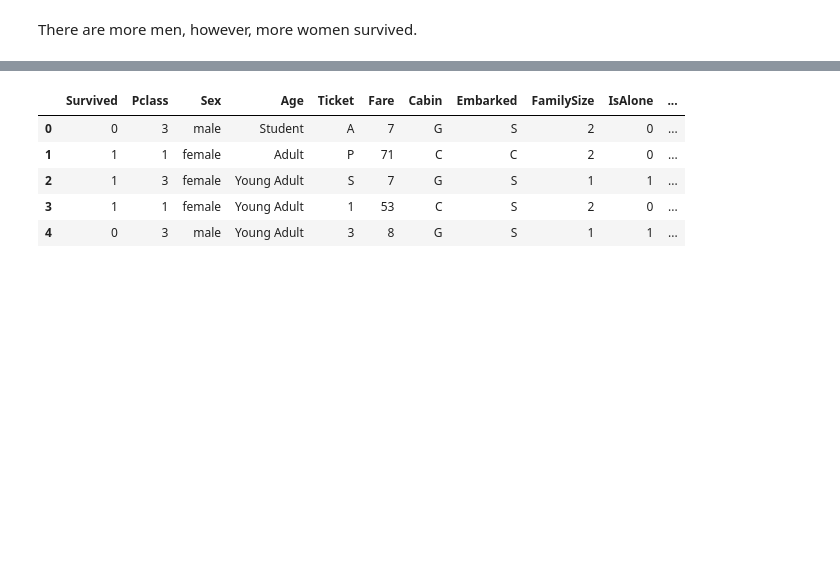
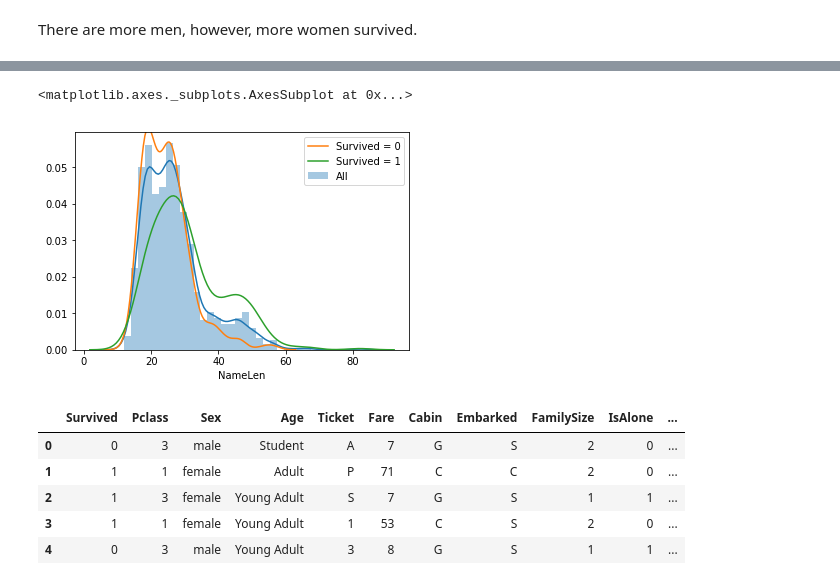
Before and after one commit to paulaceccon/ml-playground, a Jupyter notebook: Kernels/Titanic - ML from Disaster.ipynb, the cells around one changed output, grey strips where cells are left out. Saved outputs shown, nothing was run; the diff lists cells and outputs as text; code cells hidden in the pictures; blank space fills up the shorter version.

```diff
--- a/Kernels/Titanic - ML from Disaster.ipynb
+++ b/Kernels/Titanic - ML from Disaster.ipynb
@@ -271,3 +279,10 @@ g.fig.suptitle('Survival Rate by Sex & Title')
+# %%
+sns.distplot(df_train['NameLen'], label='All')
+sns.distplot(df_train[df_train['Survived'] == 0]['NameLen'], hist=False, label='Survived = 0')
+sns.distplot(df_train[df_train['Survived'] == 1]['NameLen'], hist=False, label='Survived = 1')
+# %% [output]
+<matplotlib.axes._subplots.AxesSubplot at 0x...>
+[figure, added]
 # %%
 df_train.head()
 # %% [output]
```
Also changed, not shown: parts of 38 cells of this notebook.
